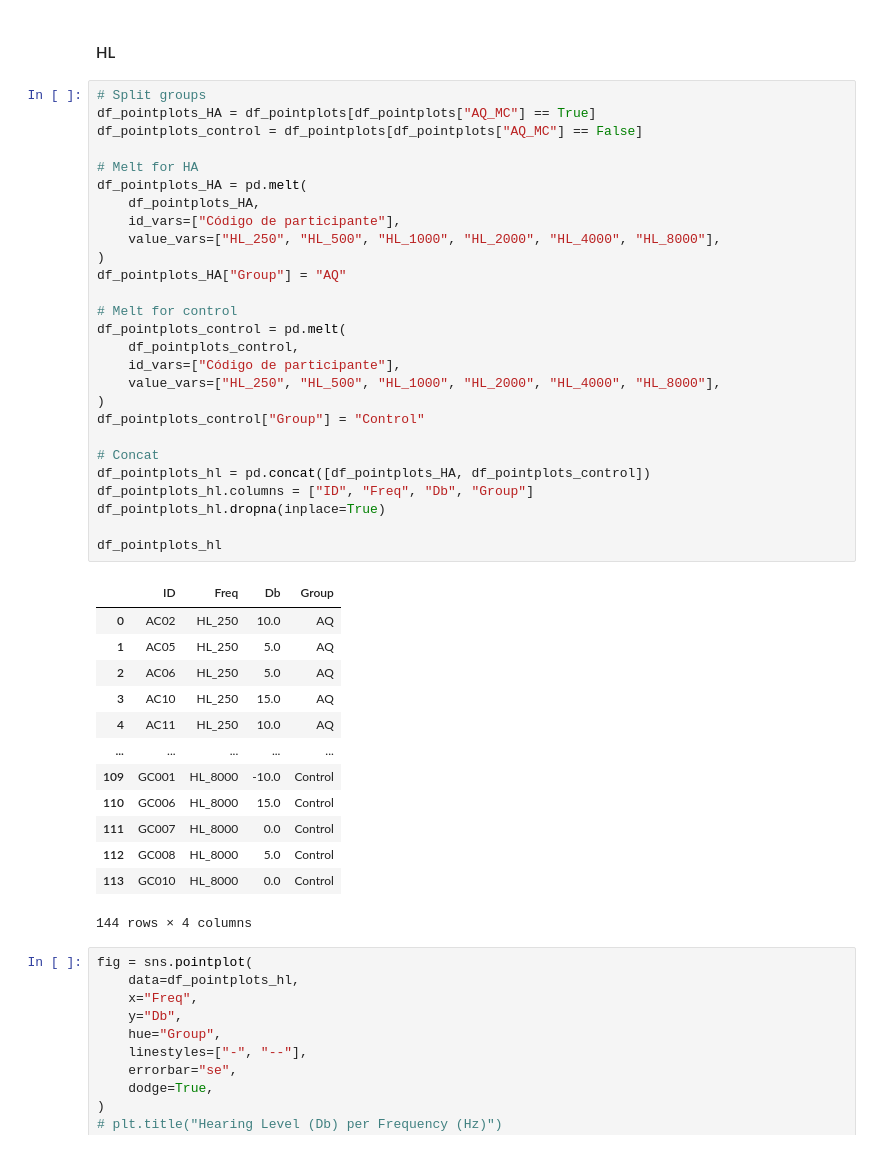
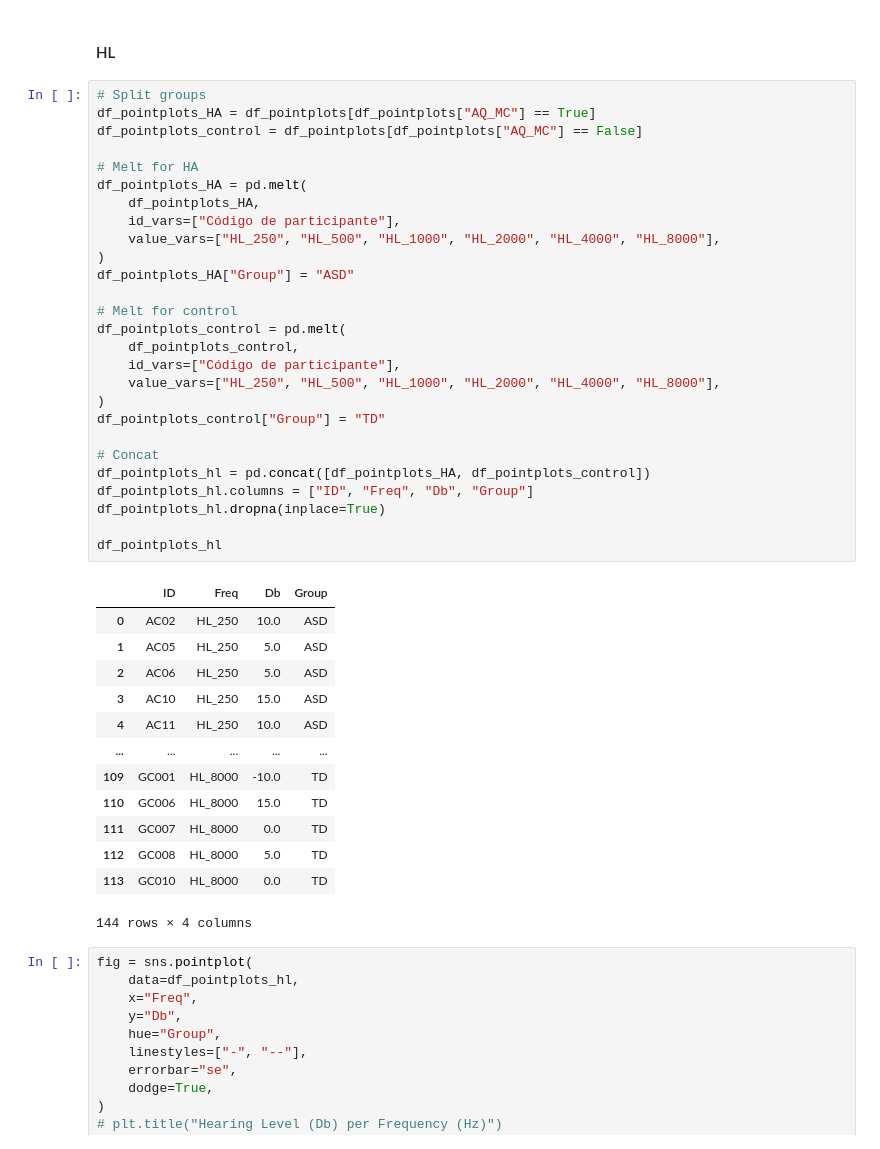
Before and after one commit to camila-maura/GIFTED-DFI, a Jupyter notebook: aq_analysis.ipynb, the cells around one changed output. Drawn from its saved outputs; the diff is of its cells as text.

```diff
--- a/aq_analysis.ipynb
+++ b/aq_analysis.ipynb
@@ -474,43 +492,43 @@ t test for Avg_LDL
 # %%
 # Split groups
 df_pointplots_HA = df_pointplots[df_pointplots["AQ_MC"] == True]
 df_pointplots_control = df_pointplots[df_pointplots["AQ_MC"] == False]
 
 # Melt for HA
 df_pointplots_HA = pd.melt(
     df_pointplots_HA,
     id_vars=["Código de participante"],
     value_vars=["HL_250", "HL_500", "HL_1000", "HL_2000", "HL_4000", "HL_8000"],
 )
-df_pointplots_HA["Group"] = "AQ"
+df_pointplots_HA["Group"] = "ASD"
 
 # Melt for control
 df_pointplots_control = pd.melt(
     df_pointplots_control,
     id_vars=["Código de participante"],
     value_vars=["HL_250", "HL_500", "HL_1000", "HL_2000", "HL_4000", "HL_8000"],
 )
-df_pointplots_control["Group"] = "Control"
+df_pointplots_control["Group"] = "TD"
 
 # Concat
 df_pointplots_hl = pd.concat([df_pointplots_HA, df_pointplots_control])
 df_pointplots_hl.columns = ["ID", "Freq", "Db", "Group"]
 df_pointplots_hl.dropna(inplace=True)
 
 df_pointplots_hl
 # %% [output]
 |  | ID | Freq | Db | Group |
-| 0 | AC02 | HL_250 | 10.0 | AQ |
-| 1 | AC05 | HL_250 | 5.0 | AQ |
-| 2 | AC06 | HL_250 | 5.0 | AQ |
-| 3 | AC10 | HL_250 | 15.0 | AQ |
-| 4 | AC11 | HL_250 | 10.0 | AQ |
+| 0 | AC02 | HL_250 | 10.0 | ASD |
+| 1 | AC05 | HL_250 | 5.0 | ASD |
+| 2 | AC06 | HL_250 | 5.0 | ASD |
+| 3 | AC10 | HL_250 | 15.0 | ASD |
+| 4 | AC11 | HL_250 | 10.0 | ASD |
 | ... | ... | ... | ... | ... |
-| 109 | GC001 | HL_8000 | -10.0 | Control |
-| 110 | GC006 | HL_8000 | 15.0 | Control |
-| 111 | GC007 | HL_8000 | 0.0 | Control |
-| 112 | GC008 | HL_8000 | 5.0 | Control |
-| 113 | GC010 | HL_8000 | 0.0 | Control |
+| 109 | GC001 | HL_8000 | -10.0 | TD |
+| 110 | GC006 | HL_8000 | 15.0 | TD |
+| 111 | GC007 | HL_8000 | 0.0 | TD |
+| 112 | GC008 | HL_8000 | 5.0 | TD |
+| 113 | GC010 | HL_8000 | 0.0 | TD |
 144 rows × 4 columns
 # %%
 fig = sns.pointplot(
```
Also changed, not shown: parts of 14 cells of this notebook, 2 other files.
